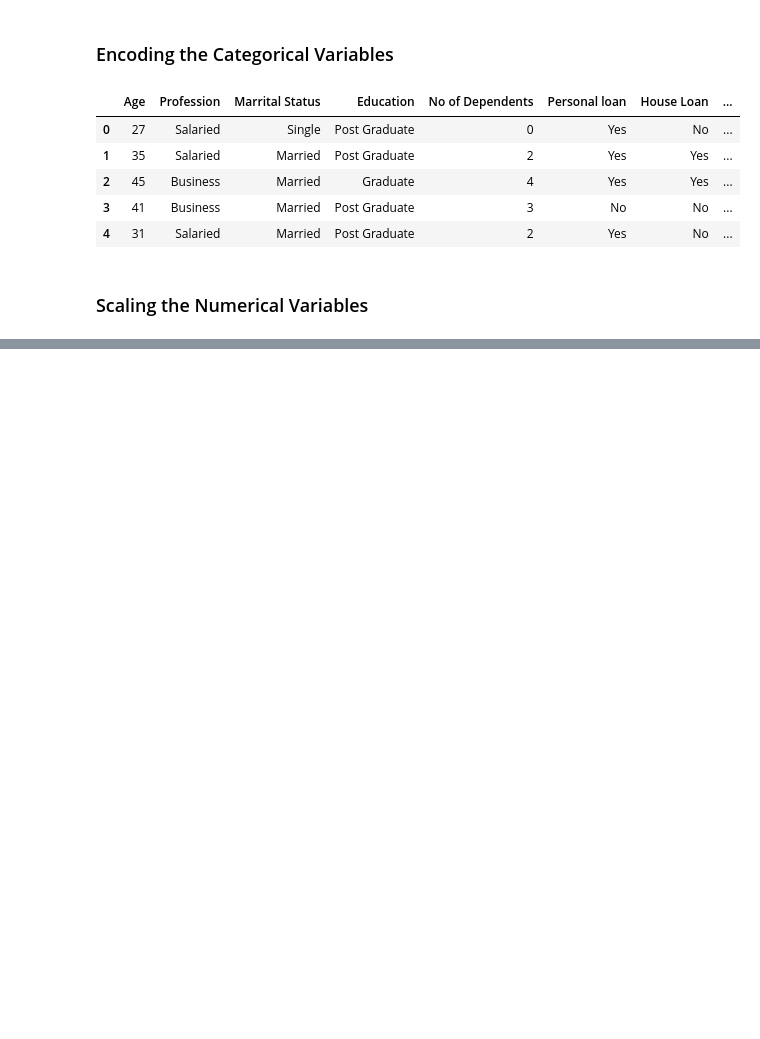
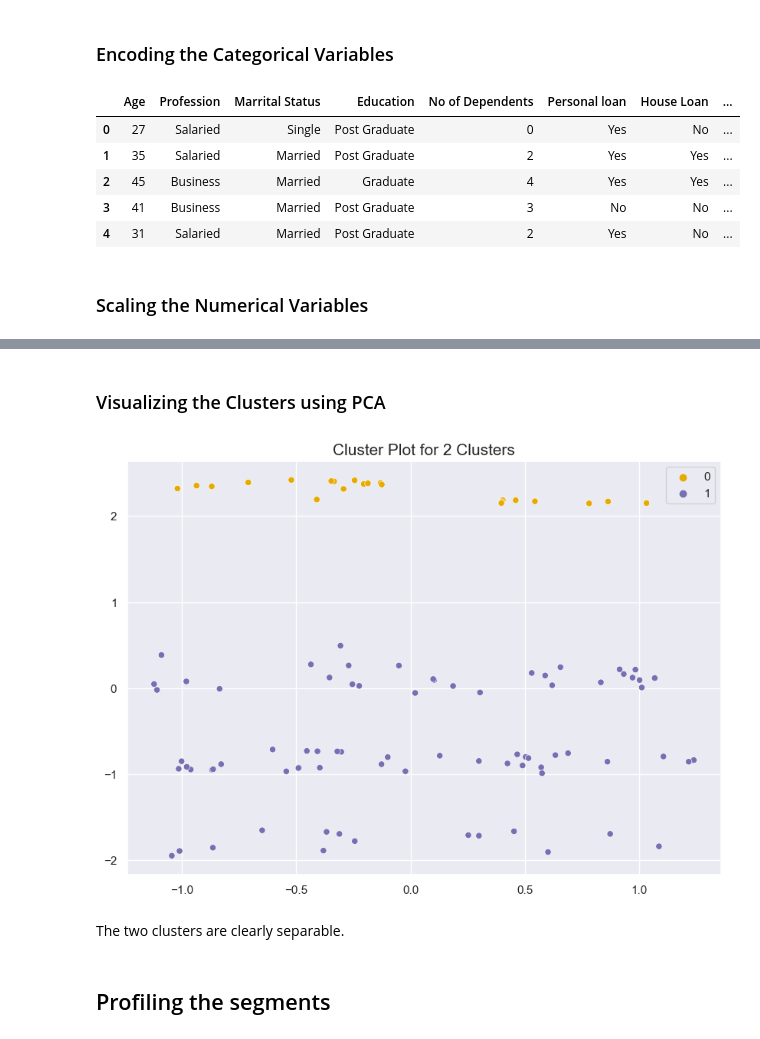
Before and after one commit to KratikMehta/EV-Market-Segmentation-in-India, a Jupyter notebook: Market_Segmentation.ipynb, the cells around one changed output, grey strips where cells are left out. Cells and saved outputs as stored; diff of their text form; code cells hidden in the pictures; blank space fills up the shorter version.

```diff
--- a/Market_Segmentation.ipynb
+++ b/Market_Segmentation.ipynb
@@ -790,0 +846,20 @@ segmentation_df[scale_cols] = scaler.fit_transform(segmentation_df[scale_cols])
+# %% [markdown]
+### Visualizing the Clusters using PCA
+# %%
+pca_2 = PCA(2)
+plot_columns = pca_2.fit_transform(segmentation_df)
+plt.figure(figsize=(10, 7))
+sns.scatterplot(
+    x=plot_columns[:, 1],
+    y=plot_columns[:, 0],
+    hue=km_cluster_no,
+    palette="Dark2_r",
+    legend=True,
+)
+plt.title("Cluster Plot for 2 Clusters", size=15);
+# %% [output]
+[figure, added]
+# %% [markdown]
+The two clusters are clearly separable.
+# %% [markdown]
+## Profiling the segments
```
Also changed, not shown: parts of 22 cells of this notebook, 1 other file.
